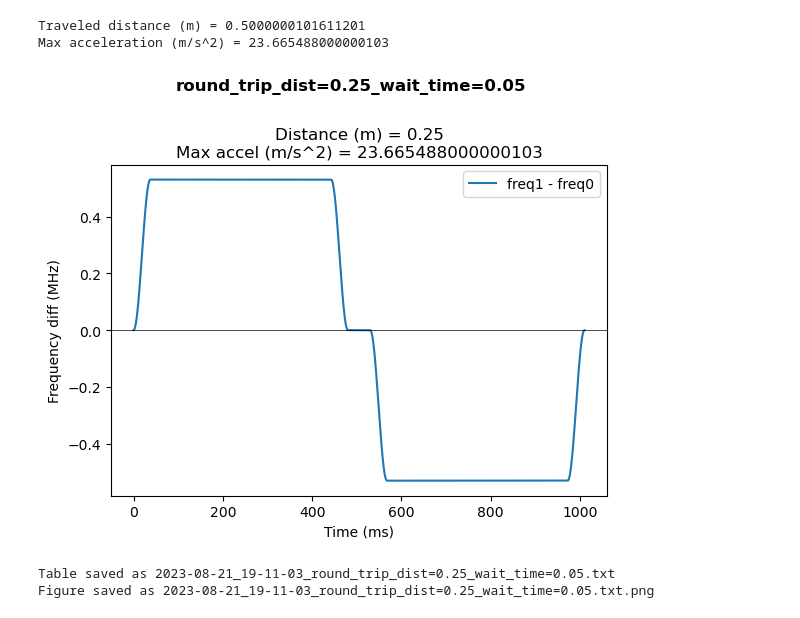
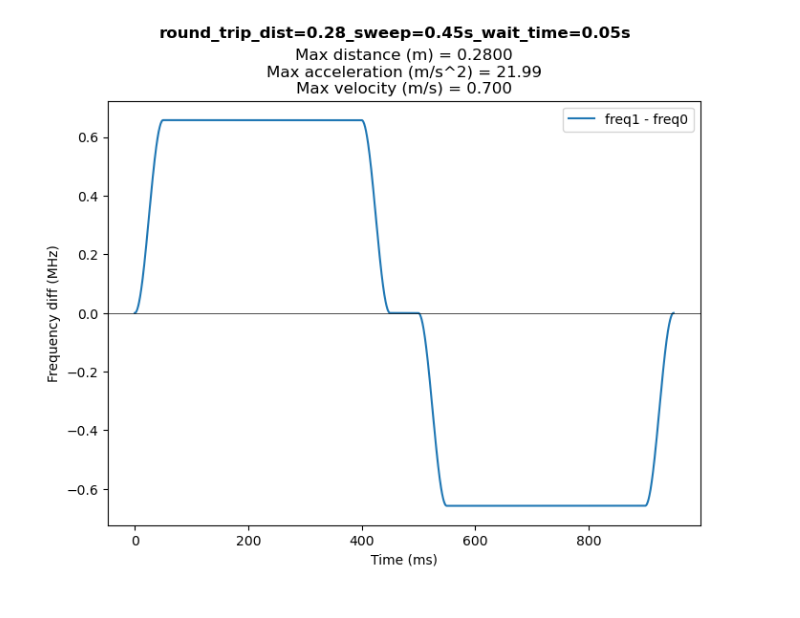
Before and after one commit to ChinLabQMS/Novatech-frequency-synthesizer, a Jupyter notebook: func2table.ipynb, the cells around one changed output. Saved outputs shown, nothing was run; the diff lists cells and outputs as text; code cells hidden in the pictures.

```diff
--- a/func2table.ipynb
+++ b/func2table.ipynb
@@ -1,46 +3,17 @@
 # %%
-from utils import *
-
-t_tot = 0.48 # Total frequency sweep time in units of seconds
+t_tot = 0.45 # Total frequency sweep time in units of seconds
 t_inc = 1 # Increment time length, in integer multiples of 100 us
-dist = 0.25 # Total transport distance in units of meters, ignored if round_trip = True
+dist = 0.28 # Total transport distance in units of meters, ignored if round_trip = True
 round_trip = True # If True, the transport will be a round trip, otherwise it will be one way
 wait_time = 0.05 # Time to wait at the end of the transport in units of seconds, only used if round_trip = True
+save_file = False
 
-trajName = f'round_trip_dist={dist}_wait_time={wait_time}'
+trajName = f'round_trip_dist={dist}_sweep={t_tot}s_wait_time={wait_time}s'
+t_vec, freqdiff = freqdiff_flattop(t_inc, t_tot, tramp=500, dist=dist, round_trip=round_trip, wait_time=wait_time)
 
-t_vec, freqdiff = freqdiff_flattop(t_inc, t_tot, dist=dist, round_trip=round_trip, wait_time=wait_time)
-freq1 = ["0%#10.7f" % (x + float(defaultfreq1)) for x in (freqdiff)]
+fig, _ = make_figure(freqdiff, t_inc, trajName)
 
-freq0 = [defaultfreq0] * len(t_vec)
-amp0 = [defaultamp0] * len(t_vec)
-amp1 = [defaultamp1] * len(t_vec)
-phase0 = [defaultphase0] * len(t_vec)
-phase1 = [defaultphase1] * len(t_vec)
-
-dist_actual = distance_traveled(freqdiff, interval=t_inc*1e-4)
-accel = np.diff(freqdiff) * 1e6 / (t_inc*0.0001) * wavelength
-max_accel = np.max(accel)
-print(f'Traveled distance (m) = {dist_actual}\nMax acceleration (m/s^2) = {max_accel}')
+if save_file:
+    save_table(freqdiff, t_inc, trajName, fig)
 # %% [output]
-Traveled distance (m) = 0.5000000101611201
-Max acceleration (m/s^2) = 23.665488000000103
+[figure, added]
-# %%
-fig, ax = plt.subplots()
-fig.suptitle(trajName, fontweight='bold')
-fig.subplots_adjust(top=0.8)
-ax.set_title('Distance (m) = ' + str(dist) + '\n' + 'Max accel (m/s^2) = ' + str(max_accel))
-ax.plot(t_vec * t_inc * 0.1, freqdiff)
-ax.axhline(0, c='k', linewidth=0.5)
-
-ax.set_xlabel('Time (ms)')
-ax.set_ylabel('Frequency diff (MHz)')
-ax.legend(['freq1 - freq0'])
-plt.show()
-# %% [output]
-[figure, removed]
-# %%
-save_table(freq0, freq1, amp0, amp1, phase0, phase1, t_inc, trajName, fig)
-# %% [output]
-Table saved as 2023-08-21_19-11-03_round_trip_dist=0.25_wait_time=0.05.txt
-Figure saved as 2023-08-21_19-11-03_round_trip_dist=0.25_wait_time=0.05.txt.png
```
Also changed, not shown: parts of 2 cells of this notebook, 2 other files.
